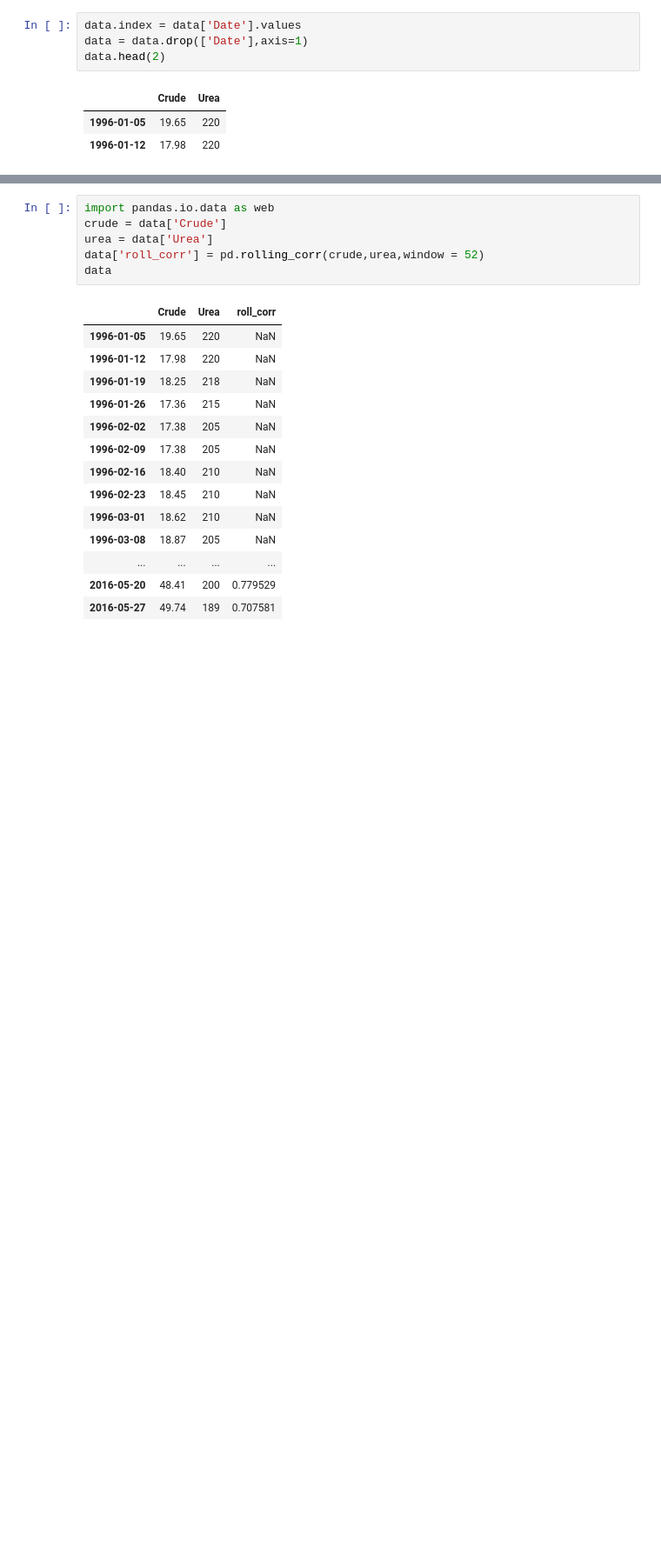
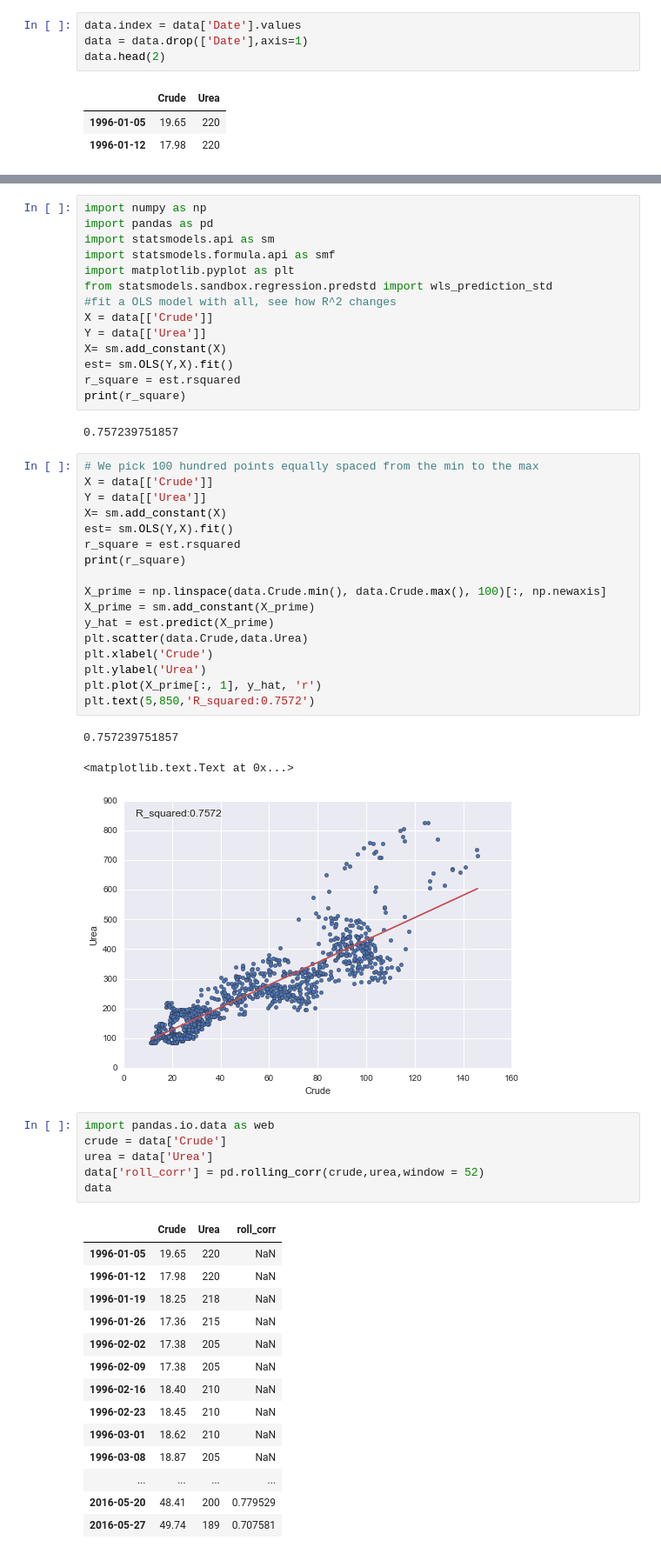
Before and after one commit to stei0792/chspython, a Jupyter notebook: Crude-Urea-Correlation.ipynb, the cells around one changed output, grey strips where cells are left out. Shown: that part at 87% size. Saved outputs shown, nothing was run; the diff lists cells and outputs as text; blank space fills up the shorter version.

```diff
--- a/Crude-Urea-Correlation.ipynb
+++ b/Crude-Urea-Correlation.ipynb
@@ -39,3 +51,40 @@ data.head(2)
+# %%
+import numpy as np
+import pandas as pd
+import statsmodels.api as sm
+import statsmodels.formula.api as smf
+import matplotlib.pyplot as plt
+from statsmodels.sandbox.regression.predstd import wls_prediction_std
+#fit a OLS model with all, see how R^2 changes
+X = data[['Crude']]
+Y = data[['Urea']]
+X= sm.add_constant(X)
+est= sm.OLS(Y,X).fit()
+r_square = est.rsquared
+print(r_square)
+# %% [output]
+0.757239751857
+# %%
+# We pick 100 hundred points equally spaced from the min to the max
+X = data[['Crude']]
+Y = data[['Urea']]
+X= sm.add_constant(X)
+est= sm.OLS(Y,X).fit()
+r_square = est.rsquared
+print(r_square)
+
+X_prime = np.linspace(data.Crude.min(), data.Crude.max(), 100)[:, np.newaxis]
+X_prime = sm.add_constant(X_prime)
+y_hat = est.predict(X_prime)
+plt.scatter(data.Crude,data.Urea)
+plt.xlabel('Crude')
+plt.ylabel('Urea')
+plt.plot(X_prime[:, 1], y_hat, 'r')
+plt.text(5,850,'R_squared:0.7572')
+# %% [output]
+0.757239751857
+<matplotlib.text.Text at 0x...>
+[figure, added]
 # %%
 import pandas.io.data as web
 crude = data['Crude']
```
Also changed, not shown: parts of 2 cells of this notebook.
